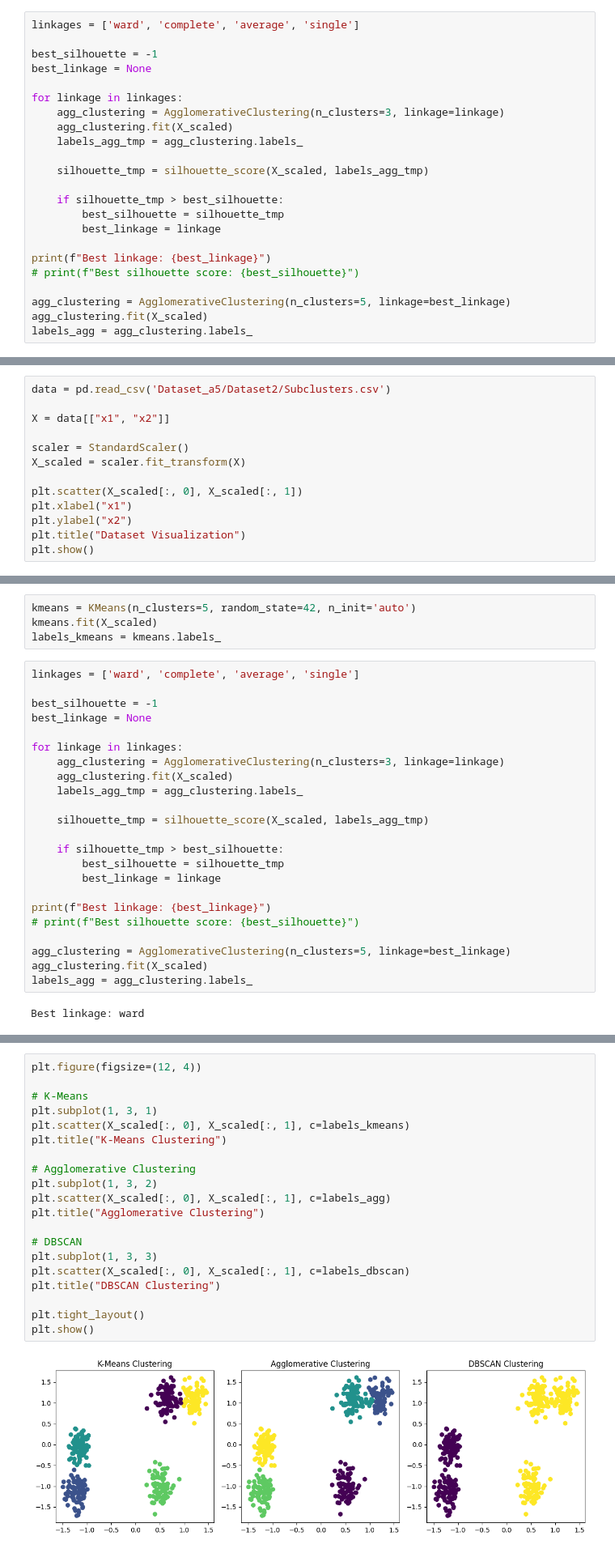
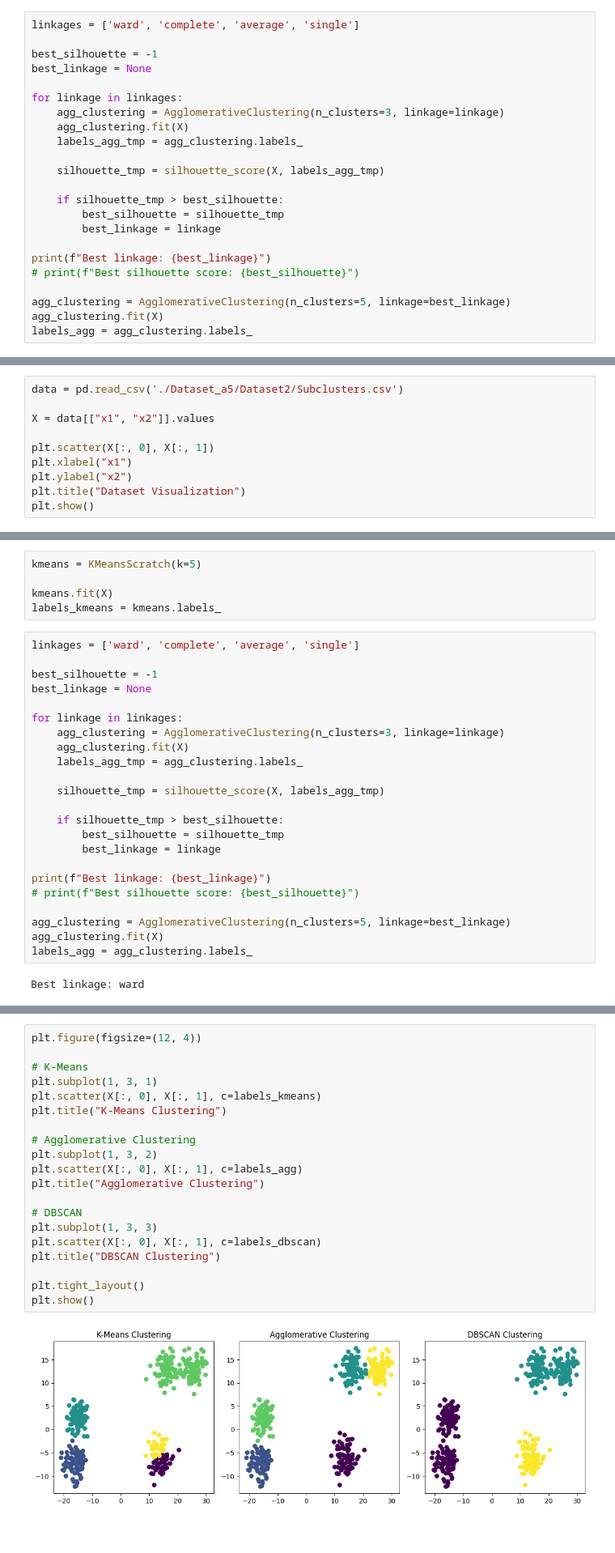
Before and after one commit to arghyawning/data-analytics-1-assignments, a Jupyter notebook: a5/Part3.ipynb, the cells around one changed output, grey strips where cells are left out. Shown at 81% size. Cells and saved outputs as stored; diff of their text form.

```diff
--- a/a5/Part3.ipynb
+++ b/a5/Part3.ipynb
@@ -179,10 +238,10 @@ best_linkage = None
 
 for linkage in linkages:
     agg_clustering = AgglomerativeClustering(n_clusters=3, linkage=linkage)
-    agg_clustering.fit(X_scaled)
+    agg_clustering.fit(X)
     labels_agg_tmp = agg_clustering.labels_
 
-    silhouette_tmp = silhouette_score(X_scaled, labels_agg_tmp)
+    silhouette_tmp = silhouette_score(X, labels_agg_tmp)
 
     if silhouette_tmp > best_silhouette:
         best_silhouette = silhouette_tmp
@@ -192,6 +251,6 @@ print(f"Best linkage: {best_linkage}")
 # print(f"Best silhouette score: {best_silhouette}")
 
 agg_clustering = AgglomerativeClustering(n_clusters=5, linkage=best_linkage)
-agg_clustering.fit(X_scaled)
+agg_clustering.fit(X)
 labels_agg = agg_clustering.labels_
 # %% [output]
@@ -294,14 +364,11 @@ results
 # %% [markdown]
 #### dataset: `Subclusters.csv`
 # %%
-data = pd.read_csv('Dataset_a5/Dataset2/Subclusters.csv')
+data = pd.read_csv('./Dataset_a5/Dataset2/Subclusters.csv')
 
-X = data[["x1", "x2"]]
+X = data[["x1", "x2"]].values
 
-scaler = StandardScaler()
-X_scaled = scaler.fit_transform(X)
-
-plt.scatter(X_scaled[:, 0], X_scaled[:, 1])
+plt.scatter(X[:, 0], X[:, 1])
 plt.xlabel("x1")
 plt.ylabel("x2")
 plt.title("Dataset Visualization")
@@ -311,6 +378,7 @@ plt.show()
 # %%
-kmeans = KMeans(n_clusters=5, random_state=42, n_init='auto')
-kmeans.fit(X_scaled)
+kmeans = KMeansScratch(k=5)
+
+kmeans.fit(X)
 labels_kmeans = kmeans.labels_
 # %%
 linkages = ['ward', 'complete', 'average', 'single']
@@ -320,10 +388,10 @@ best_linkage = None
 
 for linkage in linkages:
     agg_clustering = AgglomerativeClustering(n_clusters=3, linkage=linkage)
-    agg_clustering.fit(X_scaled)
+    agg_clustering.fit(X)
     labels_agg_tmp = agg_clustering.labels_
 
-    silhouette_tmp = silhouette_score(X_scaled, labels_agg_tmp)
+    silhouette_tmp = silhouette_score(X, labels_agg_tmp)
 
     if silhouette_tmp > best_silhouette:
         best_silhouette = silhouette_tmp
@@ -333,7 +401,7 @@ print(f"Best linkage: {best_linkage}")
 # print(f"Best silhouette score: {best_silhouette}")
 
 agg_clustering = AgglomerativeClustering(n_clusters=5, linkage=best_linkage)
-agg_clustering.fit(X_scaled)
+agg_clustering.fit(X)
 labels_agg = agg_clustering.labels_
 # %% [output]
 Best linkage: ward
@@ -382,24 +447,24 @@ Best min_samples: 1
 # %%
 plt.figure(figsize=(12, 4))
 
 # K-Means
 plt.subplot(1, 3, 1)
-plt.scatter(X_scaled[:, 0], X_scaled[:, 1], c=labels_kmeans)
+plt.scatter(X[:, 0], X[:, 1], c=labels_kmeans)
 plt.title("K-Means Clustering")
 
 # Agglomerative Clustering
 plt.subplot(1, 3, 2)
-plt.scatter(X_scaled[:, 0], X_scaled[:, 1], c=labels_agg)
+plt.scatter(X[:, 0], X[:, 1], c=labels_agg)
 plt.title("Agglomerative Clustering")
 
 # DBSCAN
 plt.subplot(1, 3, 3)
-plt.scatter(X_scaled[:, 0], X_scaled[:, 1], c=labels_dbscan)
+plt.scatter(X[:, 0], X[:, 1], c=labels_dbscan)
 plt.title("DBSCAN Clustering")
 
 plt.tight_layout()
 plt.show()
 # %% [output]
-[figure, old version]
+[figure, new version]
 # %%
 # Silhouette scores
```
Also changed, not shown: parts of 34 cells of this notebook.
